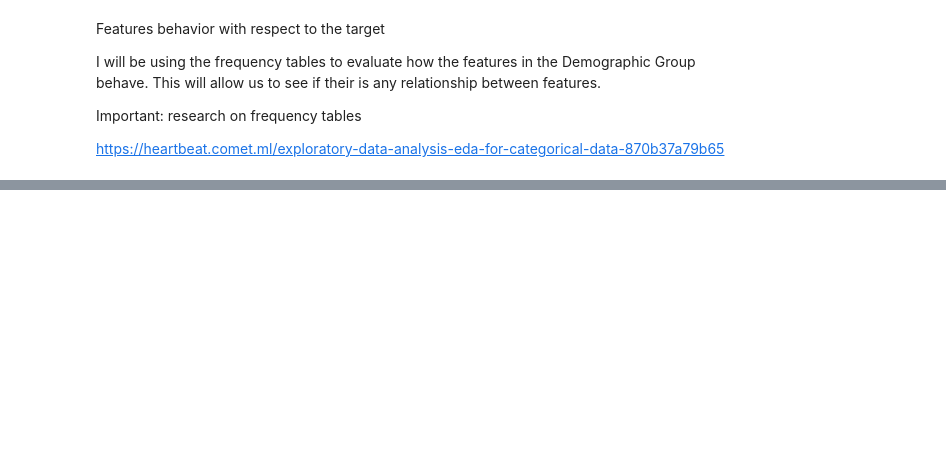
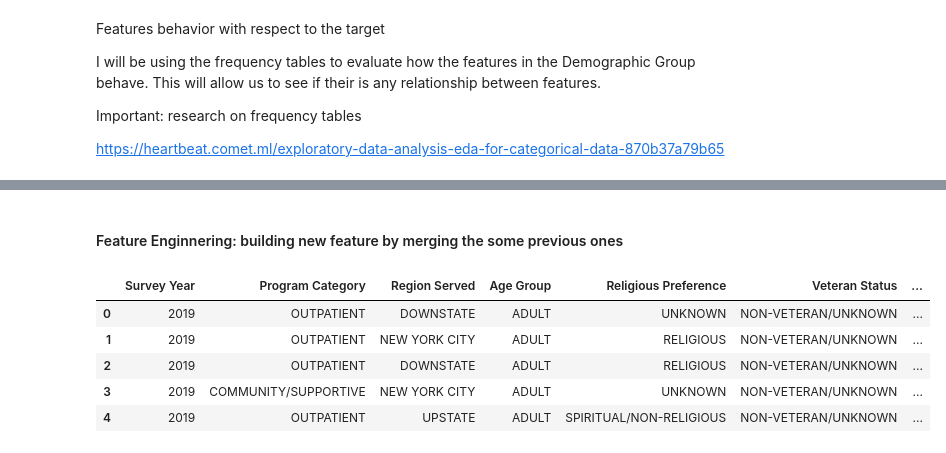
Before and after one commit to rdmouhouadi/Mental_Health_State_Prediction, a Jupyter notebook: Notebooks/EDA_&_Data_Preprocessing.ipynb, the cells around one changed output, grey strips where cells are left out. Saved outputs shown, nothing was run; the diff lists cells and outputs as text; code cells hidden in the pictures; blank space fills up the shorter version.

```diff
--- a/Notebooks/EDA_&_Data_Preprocessing.ipynb
+++ b/Notebooks/EDA_&_Data_Preprocessing.ipynb
@@ -55,0 +100,6 @@ Length: 76, dtype: int64
+# %%
+#Remove rows with "UNKNOWN" in "Mental Illness" columns
+dataset = dataset.drop(dataset.loc[dataset['Mental Illness'] == "UNKNOWN"].index)
+
+#Check
+dataset.loc[dataset["Mental Illness"] == "UNKNOWN"].count()
@@ -202,0 +520,53 @@ Region served and Three digit columns can be replace by Living area with values
+# %% [markdown]
+#### Feature Enginnering: building new feature by merging the some previous ones
+# %%
+def gender_identity_group(row):
+    sex = row['Sex']
+    trans = row['Transgender']
+    orient = row['Sexual Orientation']
+
+    if sex in ['MAN', 'WOMAN'] and trans == 'CISGENDER' and orient == 'HETEROSEXUAL':
+        return 'Cis-Hetero'
+    elif sex in ['MAN', 'WOMAN'] and trans == 'CISGENDER' and orient == 'LGBTQ+':
+        return 'Cis-LGBTQ+'
+    elif sex in ['MAN', 'WOMAN'] and trans == 'CISGENDER':
+        return 'Cis-Unknown'
+    elif sex in ['MAN', 'WOMAN'] and trans == 'TRANSGENDER/UNKNOWN':
+        return 'Non-Cisgender'
+    else:
+        return 'Unclear'
+
+def cultural_group(row):
+    race = row['Race']
+    lang = row['Preferred Language']
+    eth = row['Hispanic Ethnicity']
+
+    if race == 'WHITE' and lang == 'ENGLISH' and eth == 'NON-HISPANIC':
+        return 'Majority US'
+    elif eth == 'HISPANIC':
+        return 'Hispanic'
+    elif race == 'MULTI-RACIAL':
+        return 'Multiracial'
+    elif lang not in ['ENGLISH', 'UNKNOWN']:
+        return 'Immigrant/Other Lang'
+    else:
+        return 'Unknown'
+
+
+#Apply
+Demographic_cat_agg_feat_merg = Demographic_cat_agg.copy()
+
+Demographic_cat_agg_feat_merg['Gender Identity Group'] = Demographic_cat_agg_feat_merg.apply(gender_identity_group, axis=1)
+
+Demographic_cat_agg_feat_merg['Cultural Group'] = Demographic_cat_agg_feat_merg.apply(cultural_group, axis=1)
+
+Demographic_cat_agg_feat_merg.drop(columns=['Sex', 'Transgender', 'Sexual Orientation', 'Race', 'Preferred Language', 'Hispanic Ethnicity', 'Three Digital Residence Zip Code'], inplace=True)
+
+Demographic_cat_agg_feat_merg.head()
+# %% [output]
+|  | Survey Year | Program Category | Region Served | Age Group | Religious Preference | Veteran Status | ... |
+| 0 | 2019 | OUTPATIENT | DOWNSTATE | ADULT | UNKNOWN | NON-VETERAN/UNKNOWN | ... |
+| 1 | 2019 | OUTPATIENT | NEW YORK CITY | ADULT | RELIGIOUS | NON-VETERAN/UNKNOWN | ... |
+| 2 | 2019 | OUTPATIENT | DOWNSTATE | ADULT | RELIGIOUS | NON-VETERAN/UNKNOWN | ... |
+| 3 | 2019 | COMMUNITY/SUPPORTIVE | NEW YORK CITY | ADULT | UNKNOWN | NON-VETERAN/UNKNOWN | ... |
+| 4 | 2019 | OUTPATIENT | UPSTATE | ADULT | SPIRITUAL/NON-RELIGIOUS | NON-VETERAN/UNKNOWN | ... |
```
Also changed, not shown: parts of 21 cells of this notebook.
